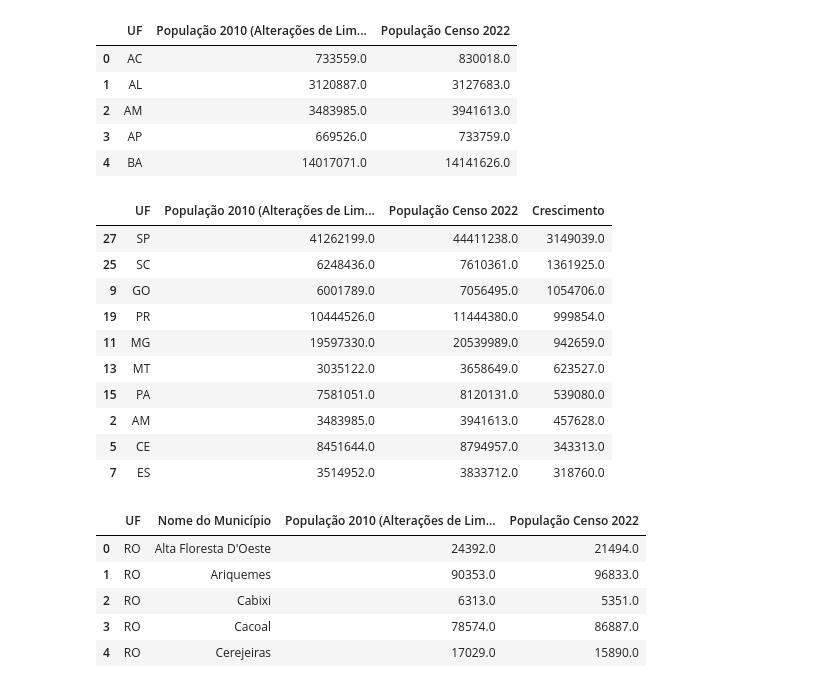
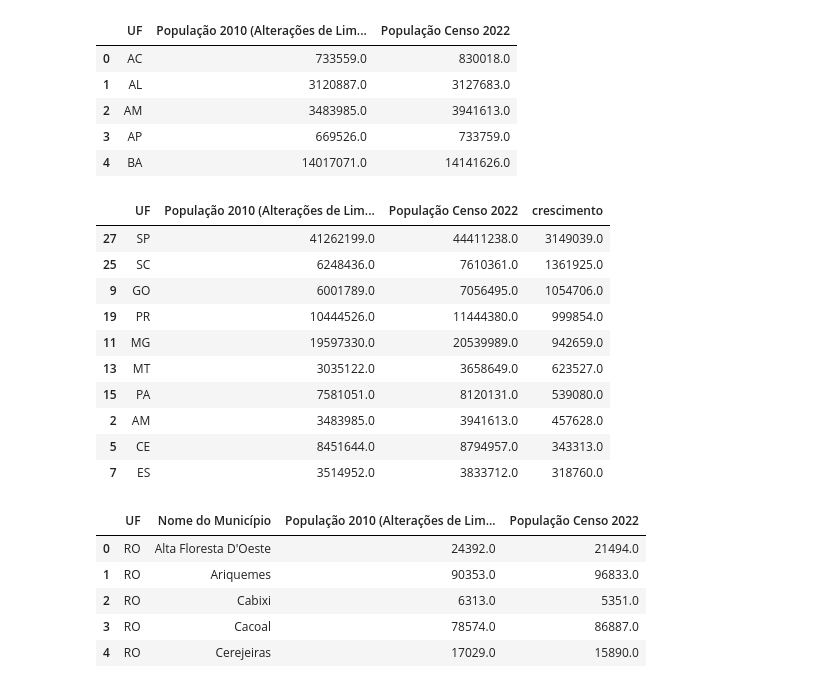
Before and after one commit to ibrasil/TerceiraEtapa_python, a Jupyter notebook: atividade 4 - 1 ponto/codigo.ipynb, the cells around one changed output. Drawn from its saved outputs; the diff is of its cells as text; code cells hidden in the pictures.

```diff
--- a/atividade 4 - 1 ponto/codigo.ipynb
+++ b/atividade 4 - 1 ponto/codigo.ipynb
@@ -46,12 +48,12 @@ df_uf.head()
 | 3 | AP | 669526.0 | 733759.0 |
 | 4 | BA | 14017071.0 | 14141626.0 |
 # %%
-df_uf["Crescimento"] = df_uf[col_2022] - df_uf[col_2010]
-df_uf = df_uf.sort_values(by="Crescimento", ascending=False)
+df_uf["crescimento"] = df_uf[col_2022] - df_uf[col_2010]
+df_uf = df_uf.sort_values(by="crescimento", ascending=False)
 
 df_uf.head(10)
 # %% [output]
-|  | UF | População 2010 (Alterações de Lim... | População Censo 2022 | Crescimento |
+|  | UF | População 2010 (Alterações de Lim... | População Censo 2022 | crescimento |
 | 27 | SP | 41262199.0 | 44411238.0 | 3149039.0 |
 | 25 | SC | 6248436.0 | 7610361.0 | 1361925.0 |
 | 9 | GO | 6001789.0 | 7056495.0 | 1054706.0 |
```
Also changed, not shown: parts of 2 cells of this notebook.
